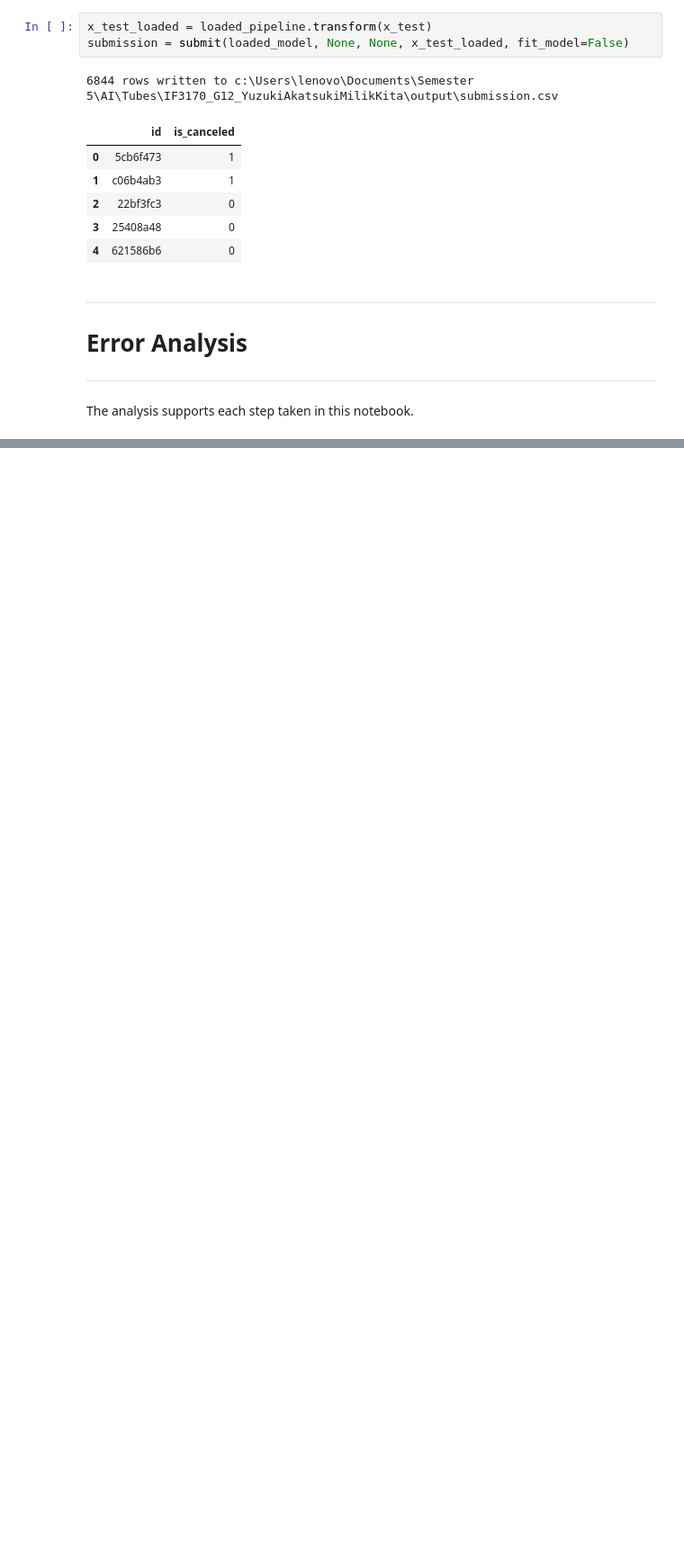
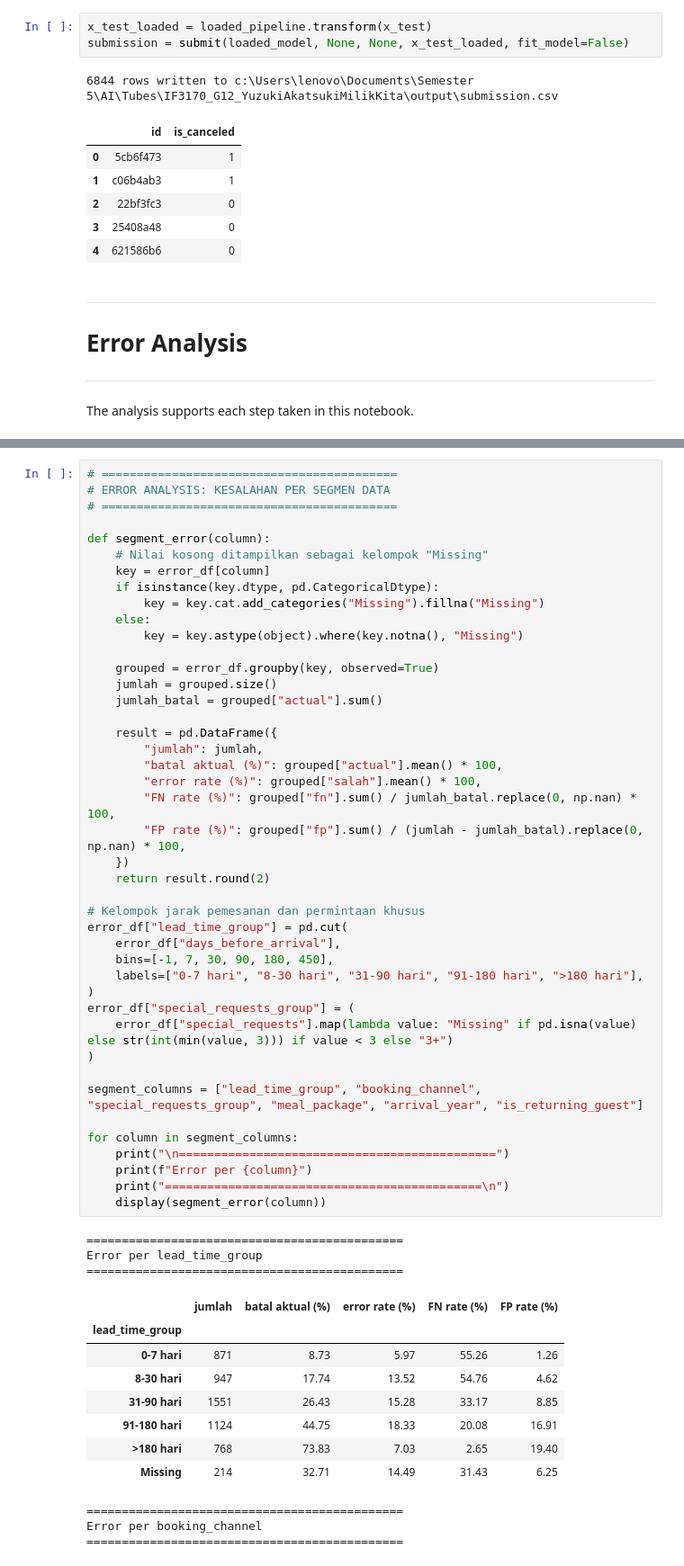
Before and after one commit to rhenprojects/IF3170_G12_YuzukiAkatsukiMilikKita, a Jupyter notebook: notebook/Notebook_IF3170_G12_YuzukiAkatsukiMilikKita.ipynb, the cells around one changed output, grey strips where cells are left out. Shown at 90% size. Drawn from its saved outputs; the diff is of its cells as text; blank space fills up the shorter version.

```diff
--- a/notebook/Notebook_IF3170_G12_YuzukiAkatsukiMilikKita.ipynb
+++ b/notebook/Notebook_IF3170_G12_YuzukiAkatsukiMilikKita.ipynb
@@ -1787,0 +1843,58 @@ The analysis supports each step taken in this notebook.
+# %%
+# ==========================================
+# ERROR ANALYSIS: KESALAHAN PER SEGMEN DATA
+# ==========================================
+
+def segment_error(column):
+    # Nilai kosong ditampilkan sebagai kelompok "Missing"
+    key = error_df[column]
+    if isinstance(key.dtype, pd.CategoricalDtype):
+        key = key.cat.add_categories("Missing").fillna("Missing")
+    else:
+        key = key.astype(object).where(key.notna(), "Missing")
+
+    grouped = error_df.groupby(key, observed=True)
+    jumlah = grouped.size()
+    jumlah_batal = grouped["actual"].sum()
+
+    result = pd.DataFrame({
+        "jumlah": jumlah,
+        "batal aktual (%)": grouped["actual"].mean() * 100,
+        "error rate (%)": grouped["salah"].mean() * 100,
+        "FN rate (%)": grouped["fn"].sum() / jumlah_batal.replace(0, np.nan) * 100,
+        "FP rate (%)": grouped["fp"].sum() / (jumlah - jumlah_batal).replace(0, np.nan) * 100,
+    })
+    return result.round(2)
+
+# Kelompok jarak pemesanan dan permintaan khusus
+error_df["lead_time_group"] = pd.cut(
+    error_df["days_before_arrival"],
+    bins=[-1, 7, 30, 90, 180, 450],
+    labels=["0-7 hari", "8-30 hari", "31-90 hari", "91-180 hari", ">180 hari"],
+)
+error_df["special_requests_group"] = (
+    error_df["special_requests"].map(lambda value: "Missing" if pd.isna(value) else str(int(min(value, 3))) if value < 3 else "3+")
+)
+
+segment_columns = ["lead_time_group", "booking_channel", "special_requests_group", "meal_package", "arrival_year", "is_returning_guest"]
+
+for column in segment_columns:
+    print("\n=============================================")
+    print(f"Error per {column}")
+    print("=============================================\n")
+    display(segment_error(column))
+# %% [output]
+=============================================
+Error per lead_time_group
+=============================================
+|  | jumlah | batal aktual (%) | error rate (%) | FN rate (%) | FP rate (%) |
+| lead_time_group |  |  |  |  |  |
+| 0-7 hari | 871 | 8.73 | 5.97 | 55.26 | 1.26 |
+| 8-30 hari | 947 | 17.74 | 13.52 | 54.76 | 4.62 |
+| 31-90 hari | 1551 | 26.43 | 15.28 | 33.17 | 8.85 |
+| 91-180 hari | 1124 | 44.75 | 18.33 | 20.08 | 16.91 |
+| >180 hari | 768 | 73.83 | 7.03 | 2.65 | 19.40 |
+| Missing | 214 | 32.71 | 14.49 | 31.43 | 6.25 |
+=============================================
+Error per booking_channel
+=============================================
```
Also changed, not shown: parts of 8 cells of this notebook.
